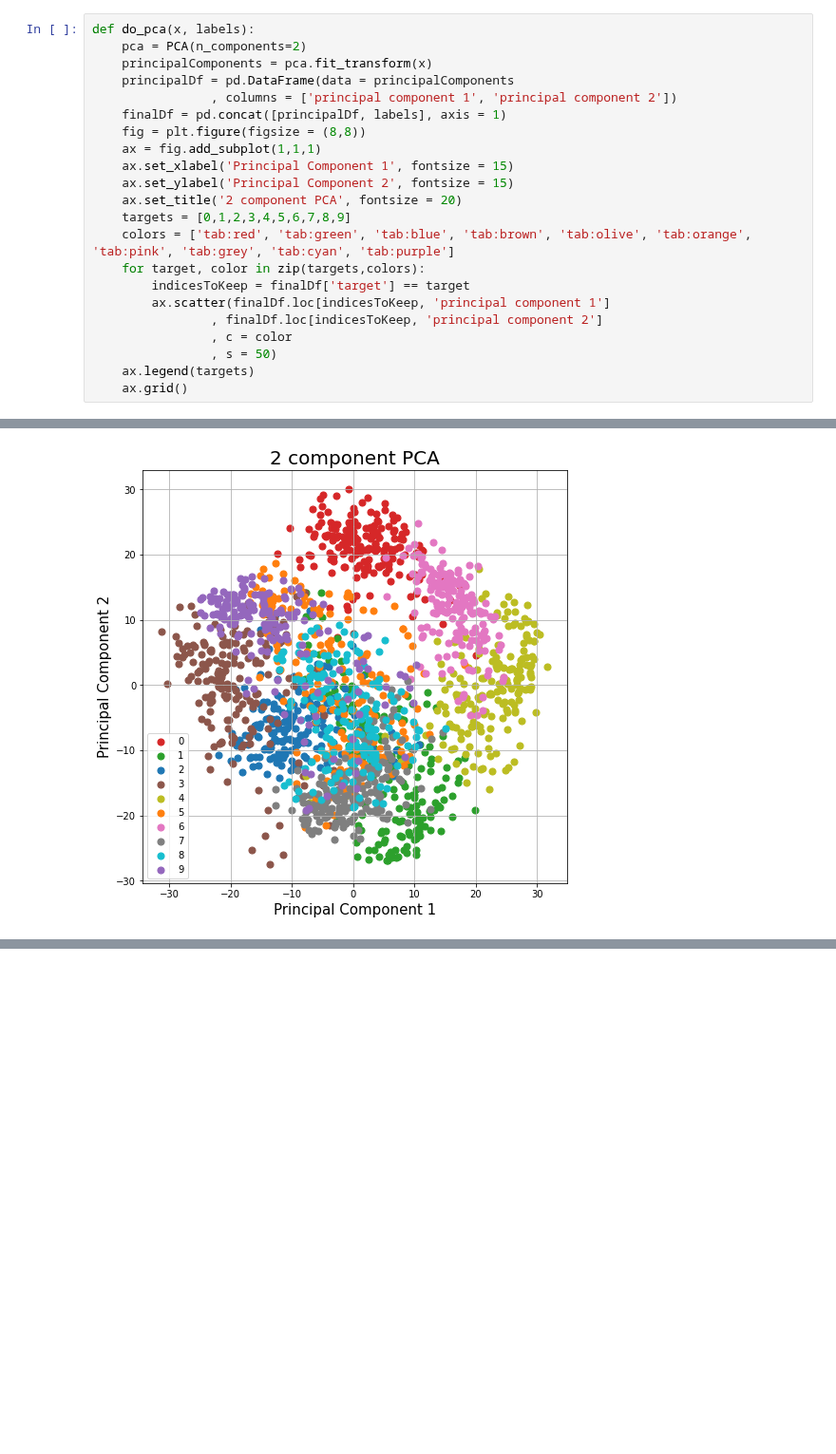
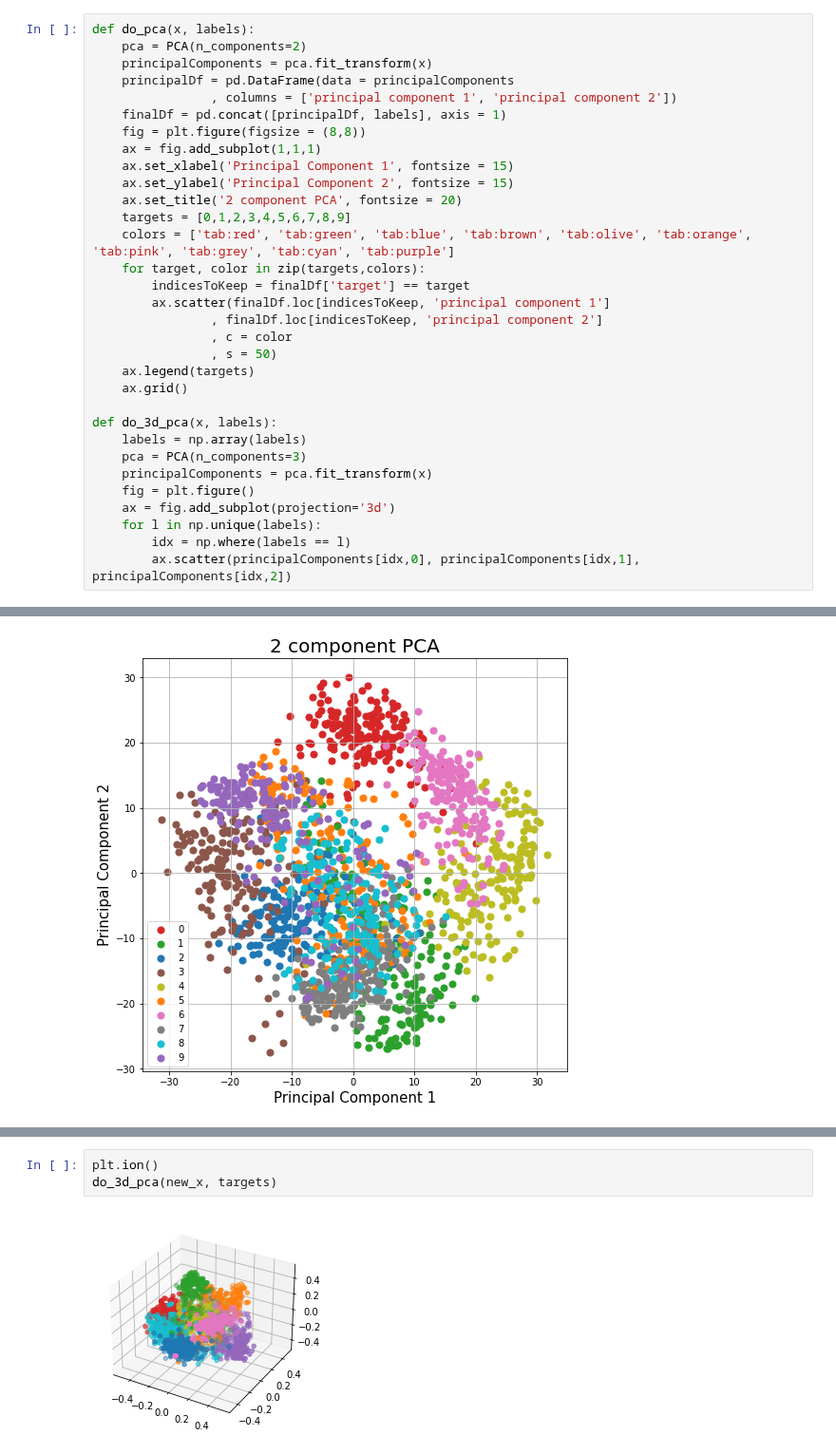
Before and after one commit to nmank/FlagIRLS, a Jupyter notebook: newPCA.ipynb, the cells around one changed output, grey strips where cells are left out. Shown at 95% size. Drawn from its saved outputs; the diff is of its cells as text; blank space fills up the shorter version.

```diff
--- a/newPCA.ipynb
+++ b/newPCA.ipynb
@@ -30,6 +30,16 @@ def do_pca(x, labels):
                 , s = 50)
     ax.legend(targets)
     ax.grid()
+
+def do_3d_pca(x, labels):
+    labels = np.array(labels)
+    pca = PCA(n_components=3)
+    principalComponents = pca.fit_transform(x)
+    fig = plt.figure()
+    ax = fig.add_subplot(projection='3d')
+    for l in np.unique(labels):
+        idx = np.where(labels == l)
+        ax.scatter(principalComponents[idx,0], principalComponents[idx,1], principalComponents[idx,2])
 # %%
 def do_flag_median(x, labels):
     data = []
@@ -145 +172,6 @@ do_pca(x, targets)
+# %%
+plt.ion()
+do_3d_pca(new_x, targets)
+# %% [output]
+[figure, added]
 # %%
```
Also changed, not shown: parts of 11 cells of this notebook, 1 other file.
